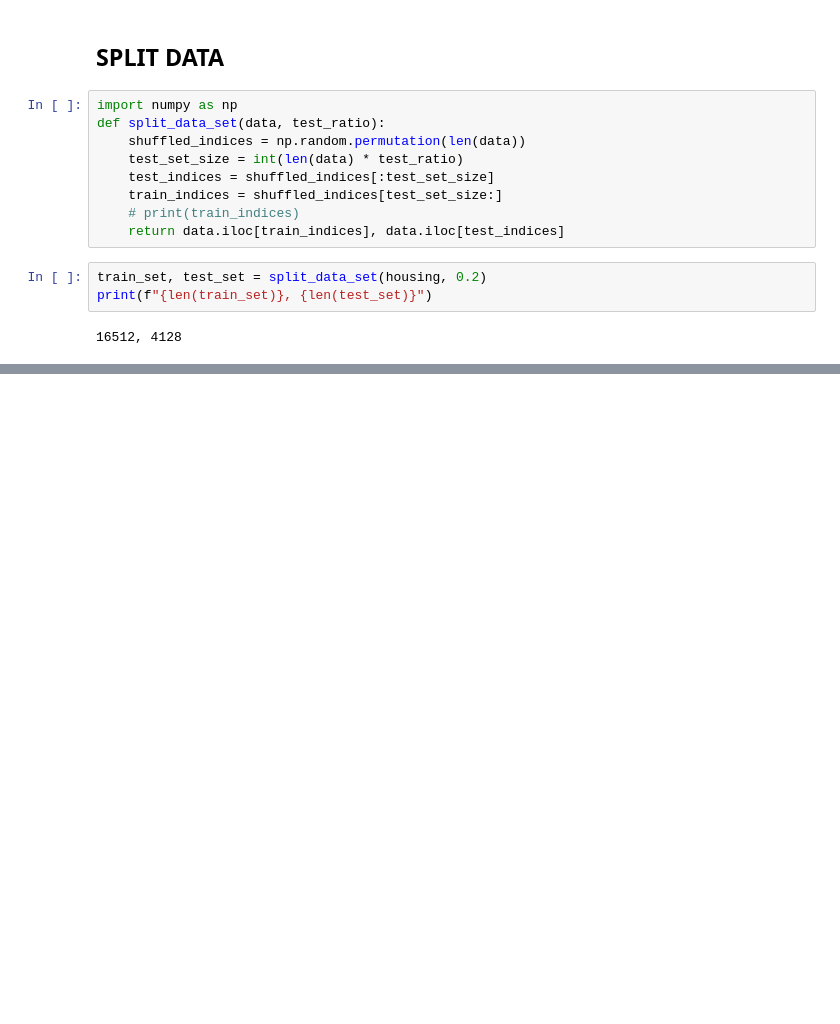
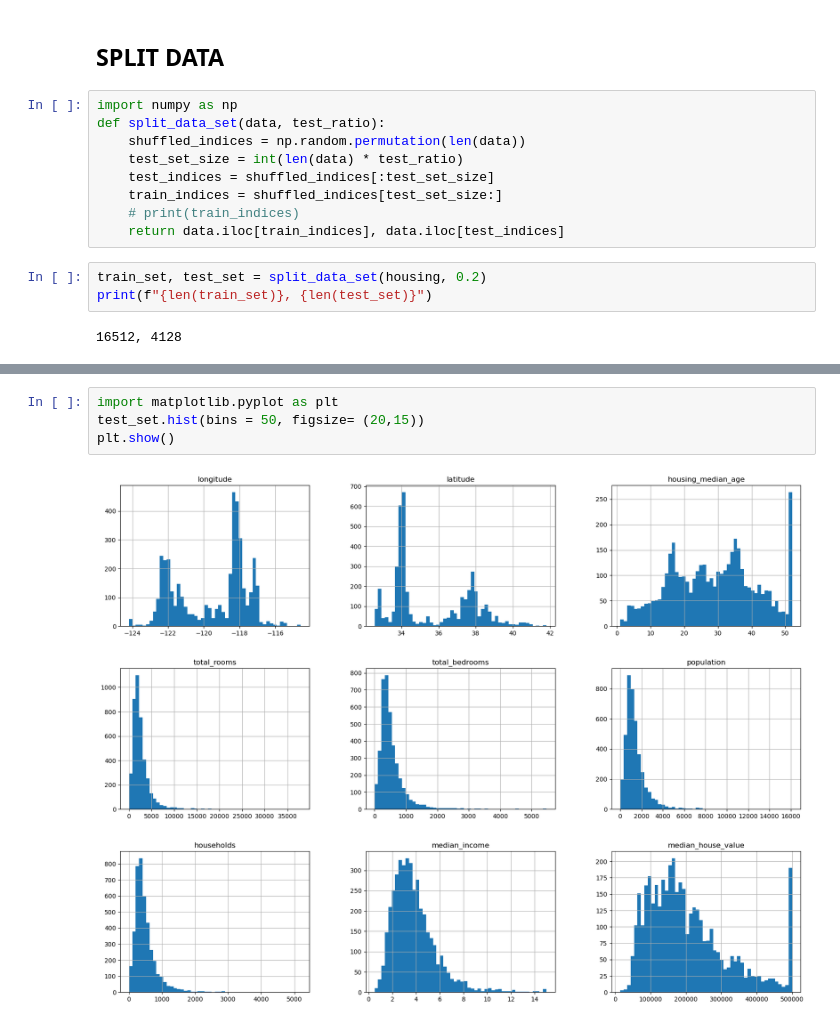
Before and after one commit to Znoywho/WILD, a Jupyter notebook: MachineLearningBook/Untitled.ipynb, the cells around one changed output, grey strips where cells are left out. Saved outputs shown, nothing was run; the diff lists cells and outputs as text; blank space fills up the shorter version.

```diff
--- a/MachineLearningBook/Untitled.ipynb
+++ b/MachineLearningBook/Untitled.ipynb
@@ -144,0 +178,6 @@ housing_with_id.head(20)
+# %%
+import matplotlib.pyplot as plt
+test_set.hist(bins = 50, figsize= (20,15))
+plt.show()
+# %% [output]
+[figure, added]
```
Also changed, not shown: parts of 29 cells of this notebook.
